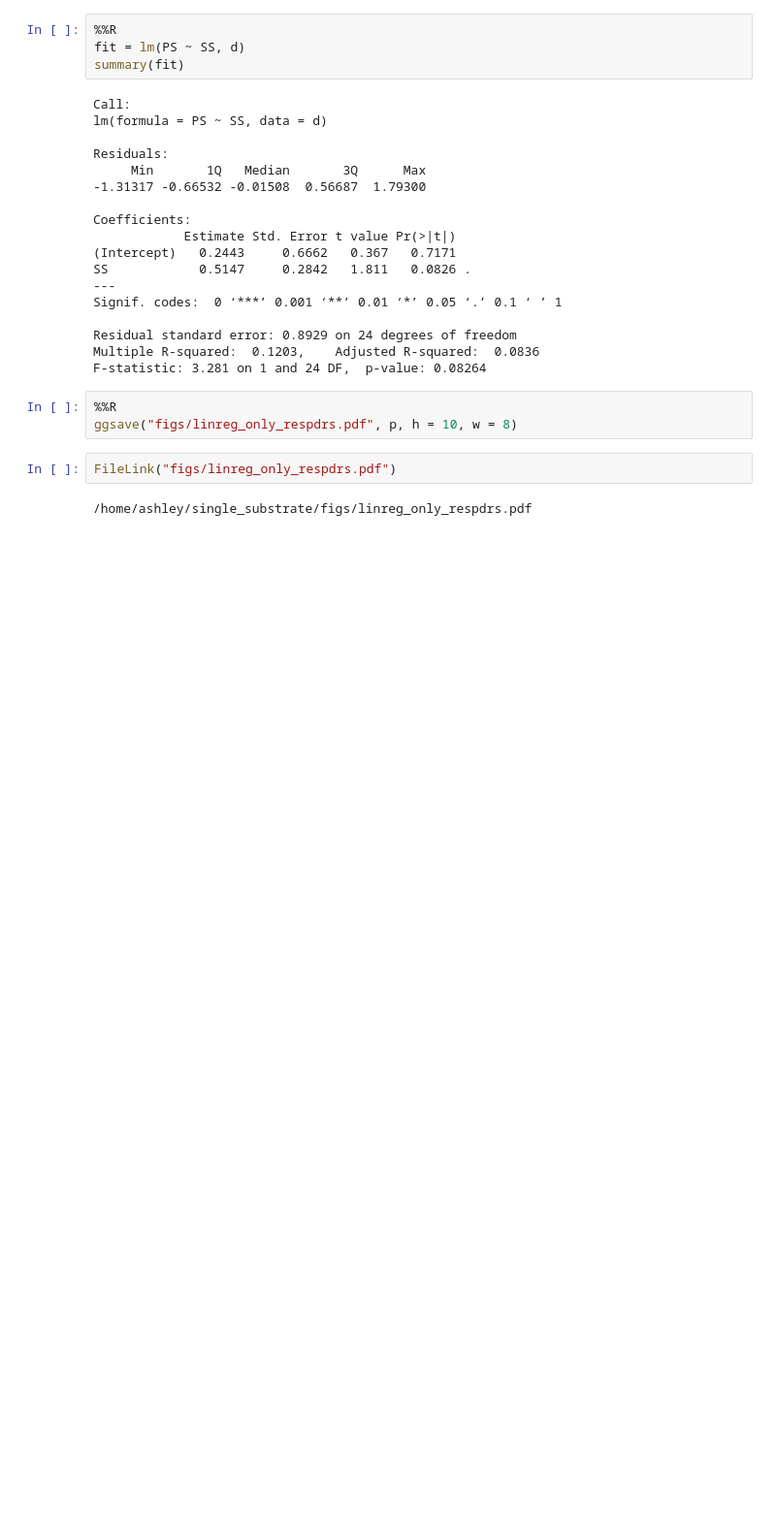
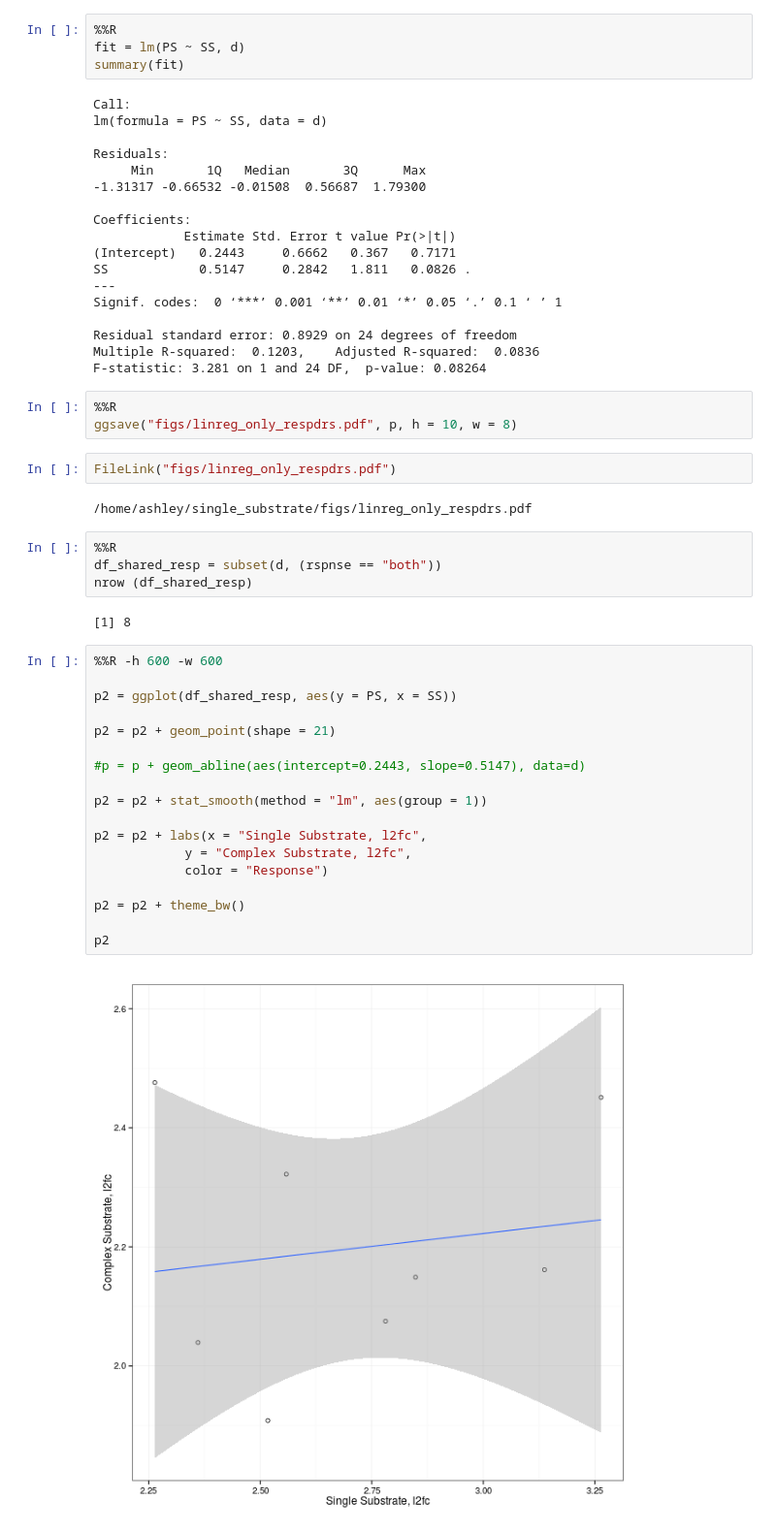
Before and after one commit to acampbellina/single_substrate, a Jupyter notebook: LinReg_only_respdrs.ipynb, the cells around one changed output. Shown at 97% size. Cells and saved outputs as stored; diff of their text form; blank space fills up the shorter version.

Commit message:
added a LM for only shared responders

```diff
--- a/LinReg_only_respdrs.ipynb
+++ b/LinReg_only_respdrs.ipynb
@@ -215,3 +215,29 @@ ggsave("figs/linreg_only_respdrs.pdf", p, h = 10, w = 8)
 FileLink("figs/linreg_only_respdrs.pdf")
 # %% [output]
 /home/ashley/single_substrate/figs/linreg_only_respdrs.pdf
+# %%
+%%R
+df_shared_resp = subset(d, (rspnse == "both"))
+nrow (df_shared_resp)
+# %% [output]
+[1] 8
+# %%
+%%R -h 600 -w 600
+
+p2 = ggplot(df_shared_resp, aes(y = PS, x = SS))
+
+p2 = p2 + geom_point(shape = 21)
+
+#p = p + geom_abline(aes(intercept=0.2443, slope=0.5147), data=d)
+
+p2 = p2 + stat_smooth(method = "lm", aes(group = 1))
+
+p2 = p2 + labs(x = "Single Substrate, l2fc",
+            y = "Complex Substrate, l2fc",
+            color = "Response")
+
+p2 = p2 + theme_bw()
+
+p2
+# %% [output]
+[figure, added]
```
Also changed, not shown: parts of 3 cells of this notebook, 2 other files.
